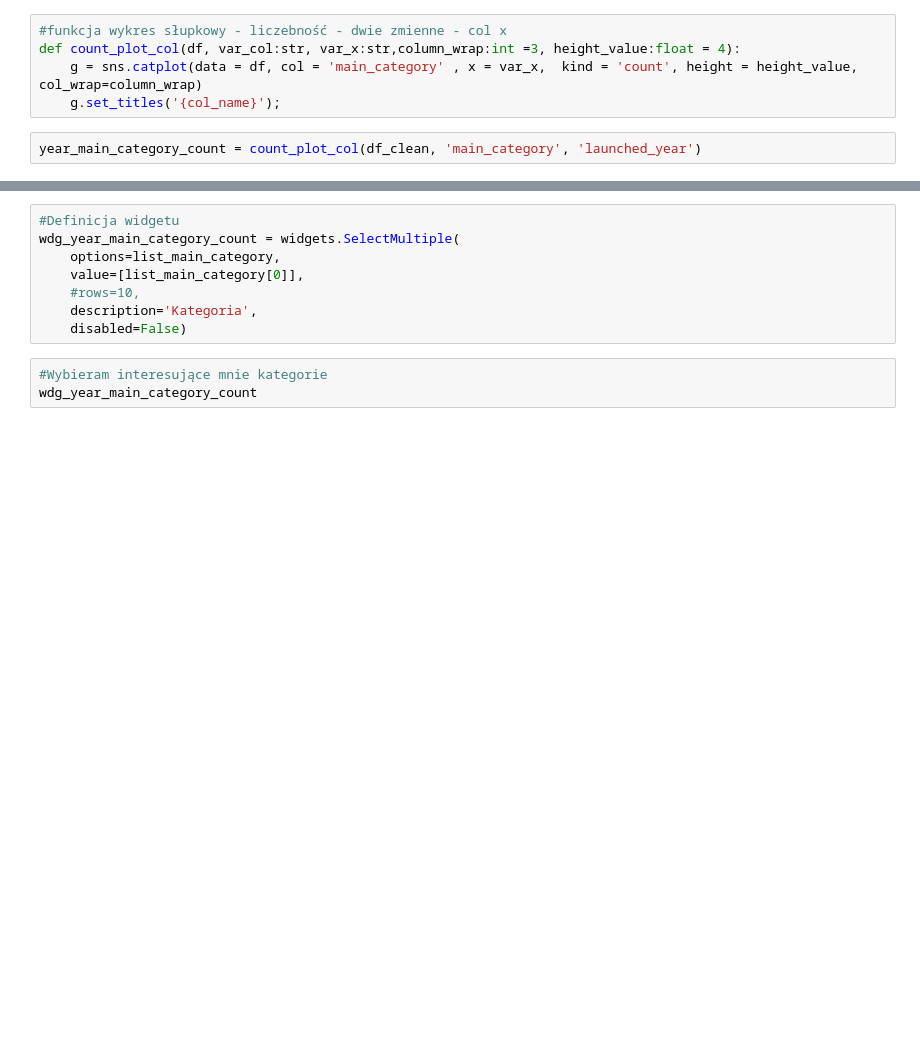
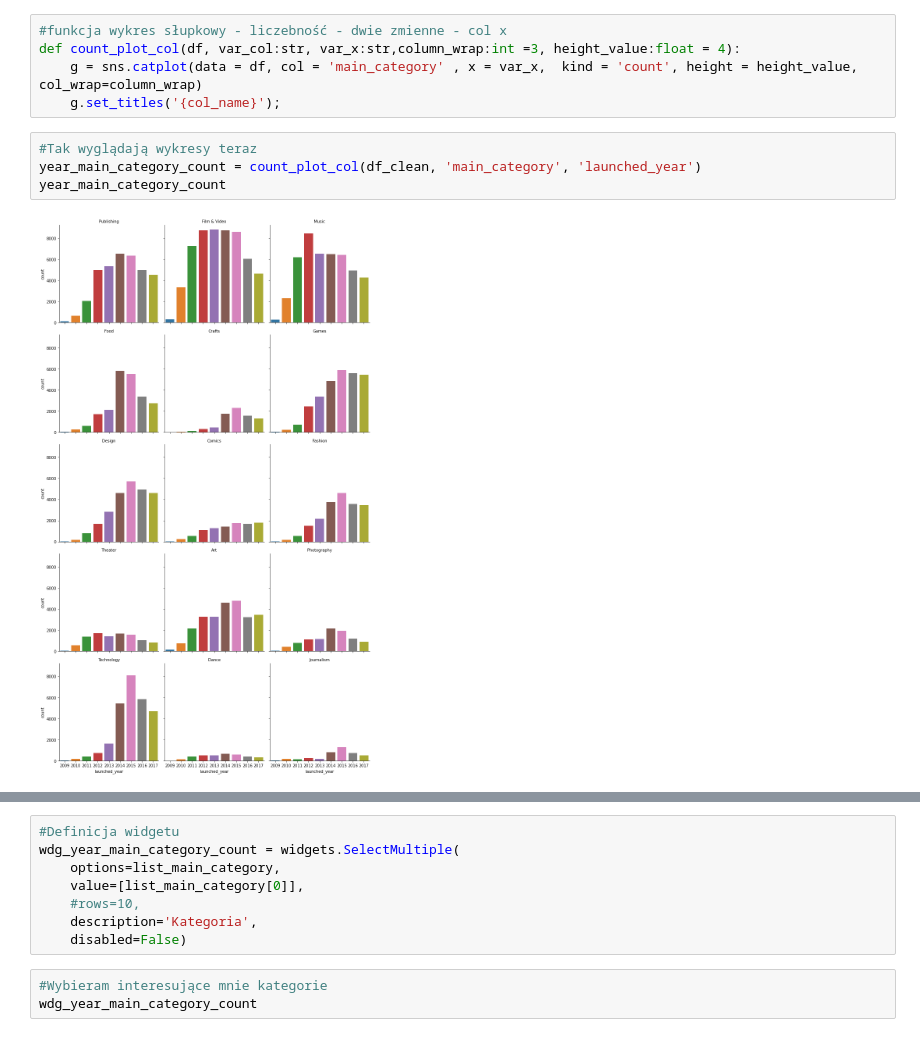
Before and after one commit to infoshareacademy/jdszr7-gold_diggers, a Jupyter notebook: python_projects/Kickstarter/Widgety_proba.ipynb, the cells around one changed output, grey strips where cells are left out. Saved outputs shown, nothing was run; the diff lists cells and outputs as text; blank space fills up the shorter version.

Commit message:
widget plot

```diff
--- a/python_projects/Kickstarter/Widgety_proba.ipynb
+++ b/python_projects/Kickstarter/Widgety_proba.ipynb
@@ -20,7 +18,11 @@ def count_plot_col(df, var_col:str, var_x:str,column_wrap:int =3, height_value:f
     g = sns.catplot(data = df, col = 'main_category' , x = var_x,  kind = 'count', height = height_value, col_wrap=column_wrap)
     g.set_titles('{col_name}');
 # %%
+#Tak wyglądają wykresy teraz
 year_main_category_count = count_plot_col(df_clean, 'main_category', 'launched_year')
+year_main_category_count
+# %% [output]
+[figure, added]
 # %%
 #lista kategorii do wyboru
 list_main_category = list(df_clean['main_category'].unique())
```
Also changed, not shown: parts of 8 cells of this notebook.
